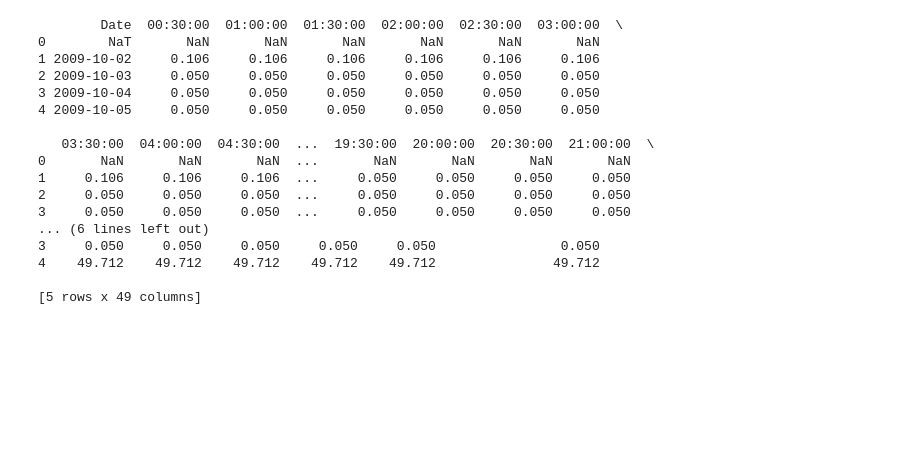
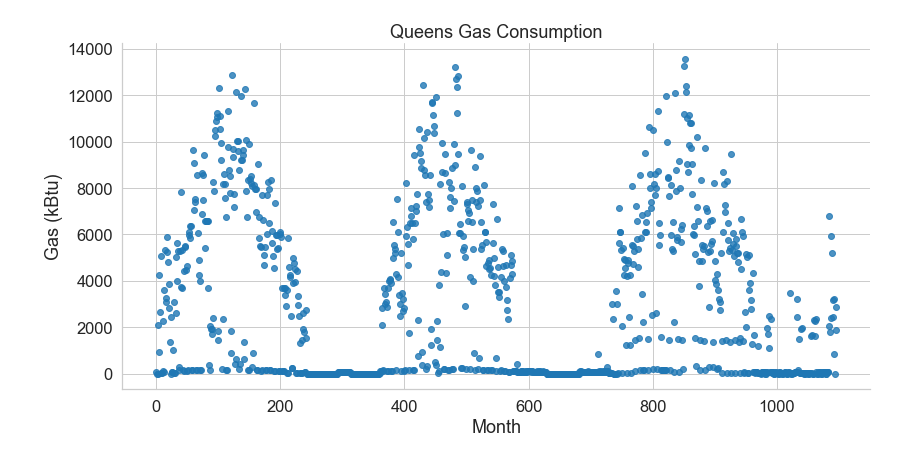
Before and after one commit to farshadpasbani/LSTM, a Jupyter notebook: Energy Analysis/DeepLearning.ipynb, the cells around one changed output. Saved outputs shown, nothing was run; the diff lists cells and outputs as text; code cells hidden in the pictures; blank space fills up the shorter version.

Commit message:
Visualise gas data

```diff
--- a/Energy Analysis/DeepLearning.ipynb
+++ b/Energy Analysis/DeepLearning.ipynb
@@ -7,23 +9,35 @@ import torch as th
 
 queens_gas = pd.read_excel('DMU.xls', sheet_name='Queens gas')
 queens_elec = pd.read_excel('DMU.xls', sheet_name='Queens Elec.')
-# %%
-print(queens_gas.head())
-# %% [output]
-        Date  00:30:00  01:00:00  01:30:00  02:00:00  02:30:00  03:00:00  \
-0        NaT       NaN       NaN       NaN       NaN       NaN       NaN
-1 2009-10-02     0.106     0.106     0.106     0.106     0.106     0.106
-2 2009-10-03     0.050     0.050     0.050     0.050     0.050     0.050
-3 2009-10-04     0.050     0.050     0.050     0.050     0.050     0.050
-4 2009-10-05     0.050     0.050     0.050     0.050     0.050     0.050
-
-   03:30:00  04:00:00  04:30:00  ...  19:30:00  20:00:00  20:30:00  21:00:00  \
-0       NaN       NaN       NaN  ...       NaN       NaN       NaN       NaN
-1     0.106     0.106     0.106  ...     0.050     0.050     0.050     0.050
-2     0.050     0.050     0.050  ...     0.050     0.050     0.050     0.050
-3     0.050     0.050     0.050  ...     0.050     0.050     0.050     0.050
-... (6 lines left out)
-3     0.050     0.050     0.050     0.050     0.050                0.050
-4    49.712    49.712    49.712    49.712    49.712               49.712
-
-[5 rows x 49 columns]
+# %%
+## Formating dataframes
+# Create year, month, day, and hour columns as well as daily consumption
+queens_gas['Date'] = pd.to_datetime(queens_gas['Date'], format='%Y/%d/%M')
+queens_gas['Year'] = queens_gas['Date'].dt.year
+queens_gas['Month'] = queens_gas['Date'].dt.month
+queens_gas['Day'] = queens_gas['Date'].dt.day
+#queens_gas.drop(['Date'], axis=1, inplace=True)
+queens_gas.drop(labels=0, axis=0, inplace=True)
+
+queens_elec['Date'] = pd.to_datetime(queens_elec['Date'], format='%Y/%d/%M')
+queens_elec['Year'] = queens_elec['Date'].dt.year
+queens_elec['Month'] = queens_elec['Date'].dt.month
+queens_elec['Day'] = queens_elec['Date'].dt.day
+#queens_elec.drop(['Date'], axis=1, inplace=True)
+queens_elec.drop(labels=0, axis=0, inplace=True)
+# %%
+queens_gas['Daily consumption'] = queens_gas.iloc[:, 1:-3].sum(axis=1)
+queens_elec['Daily consumption'] = queens_elec.iloc[:, 1:-3].sum(axis=1)
+# %%
+## Visualizing data
+# Plotting gas consumption
+sns.set_style('whitegrid')
+sns.set_context('notebook', font_scale=1.5, rc={'lines.linewidth': 2.5})
+# sns.lineplot(data=queens_gas)
+sns.lmplot(x='index', y='Daily consumption', data=queens_gas.reset_index(drop=True), fit_reg=False, height=6, aspect=2)
+plt.title('Queens Gas Consumption')
+plt.xlabel('Month')
+plt.ylabel('Gas (kBtu)')
+plt.show()
+# %% [output]
+[figure, added]
```
Also changed, not shown: parts of 1 cell of this notebook.
